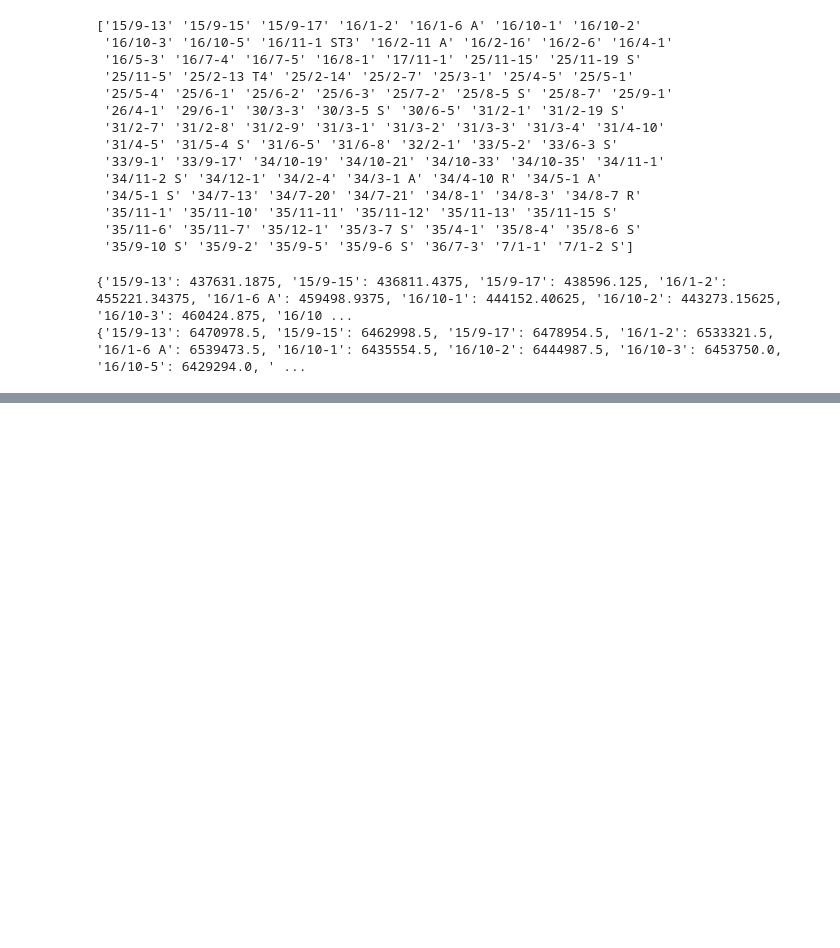
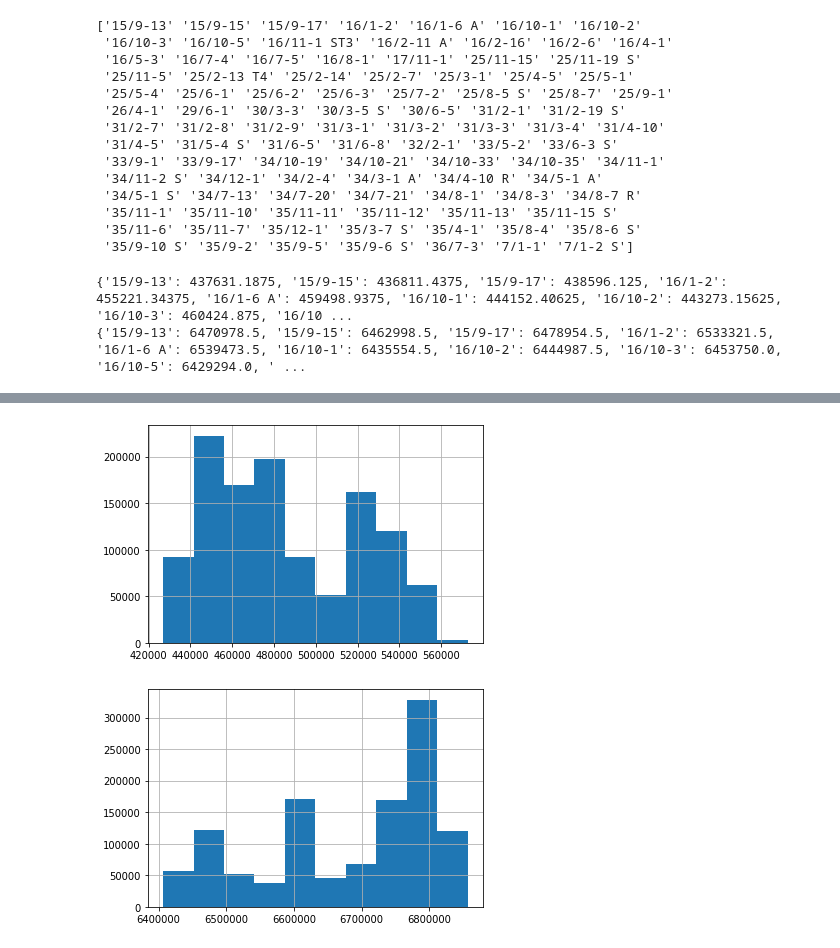
Before and after one commit to douglaspsteen/FORCE_ML_lithology, a Jupyter notebook: scrubbing.ipynb, the cells around one changed output, grey strips where cells are left out. Saved outputs shown, nothing was run; the diff lists cells and outputs as text; code cells hidden in the pictures; blank space fills up the shorter version.

```diff
--- a/scrubbing.ipynb
+++ b/scrubbing.ipynb
@@ -193,3 +185,3 @@ print(Y_LOC_medians)
 # %%
-for k, v in X_LOC_medians.items():
-    df.loc[df.WELL == k, 'X_LOC'] = v
+for k, v in Y_LOC_medians.items():
+    df.loc[df.WELL == k, 'Y_LOC'] = v
@@ -215,0 +209,10 @@ dtype: int64
+# %%
+# Check distributions of X_LOC and Y_LOC to see if they make sense
+df.X_LOC.hist()
+plt.show();
+
+df.Y_LOC.hist()
+plt.show();
+# %% [output]
+[figure, added]
+[figure, added]
```
Also changed, not shown: parts of 54 cells of this notebook.
